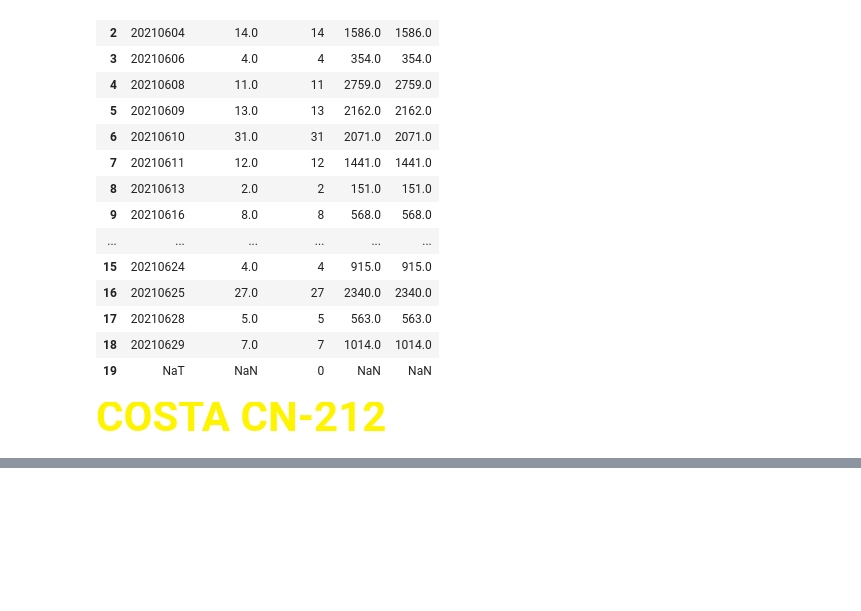
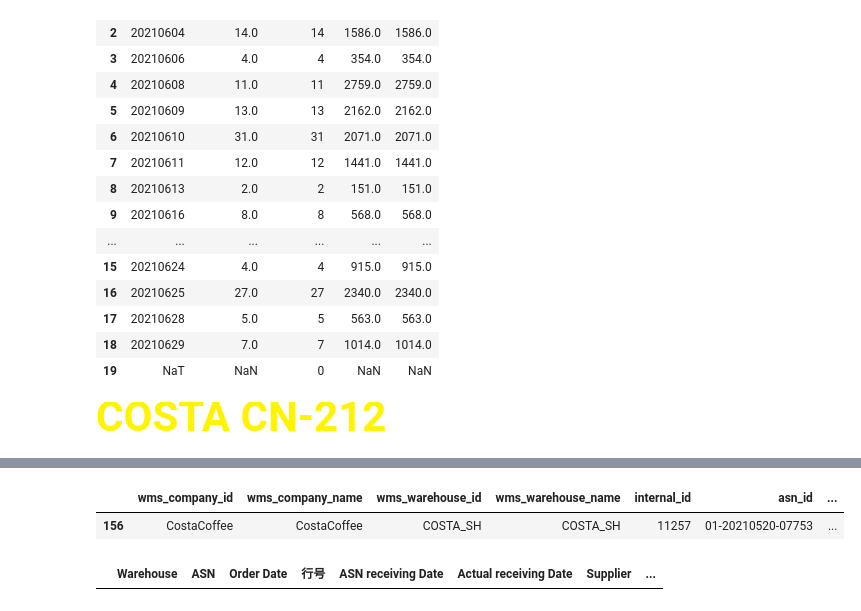
Before and after one commit to fyenne/CN-214, a Jupyter notebook: check_ou_bdp.ipynb, the cells around one changed output, grey strips where cells are left out. Drawn from its saved outputs; the diff is of its cells as text; code cells hidden in the pictures; blank space fills up the shorter version.

```diff
--- a/check_ou_bdp.ipynb
+++ b/check_ou_bdp.ipynb
@@ -1423,0 +1527,11 @@ fer_outbound_bdp =  pd.read_csv('./CN-212_COSTA/fe_bdp_oub.csv')
+# %%
+pd.set_option("display.max_rows", 10, "display.max_columns", None)
+
+cos_inbound_bdp[cos_inbound_bdp['asn_id'] =='01-20210520-07753']
+# %% [output]
+|  | wms_company_id | wms_company_name | wms_warehouse_id | wms_warehouse_name | internal_id | asn_id | ... |
+| 156 | CostaCoffee | CostaCoffee | COSTA_SH | COSTA_SH | 11257 | 01-20210520-07753 | ... |
+# %%
+cos_inbound_ou[cos_inbound_ou['ASN'] =='01-20210520-07753']
+# %% [output]
+|  | Warehouse | ASN | Order Date | 行号 | ASN receiving Date | Actual receiving Date | Supplier | ... |
```
Also changed, not shown: parts of 10 cells of this notebook.
